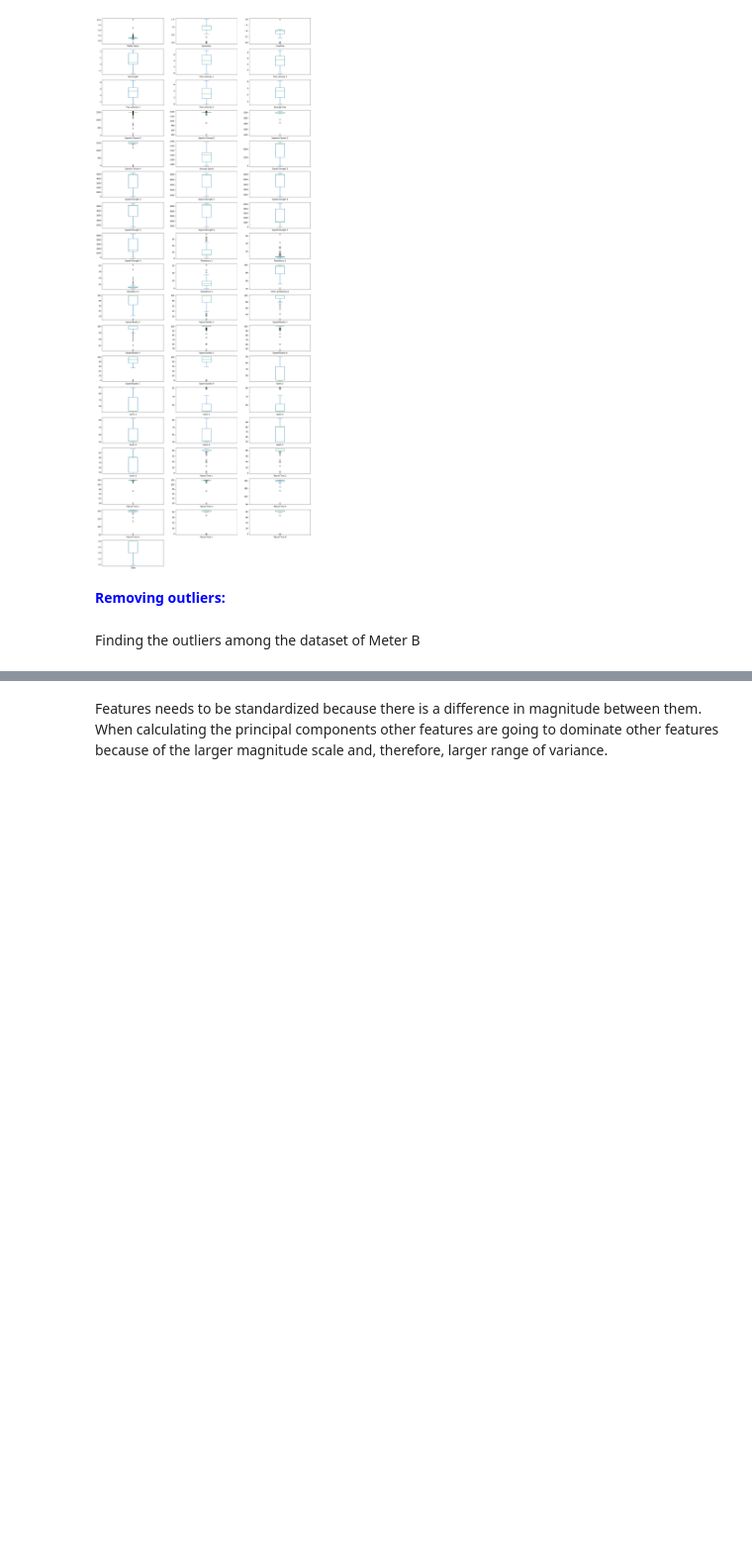
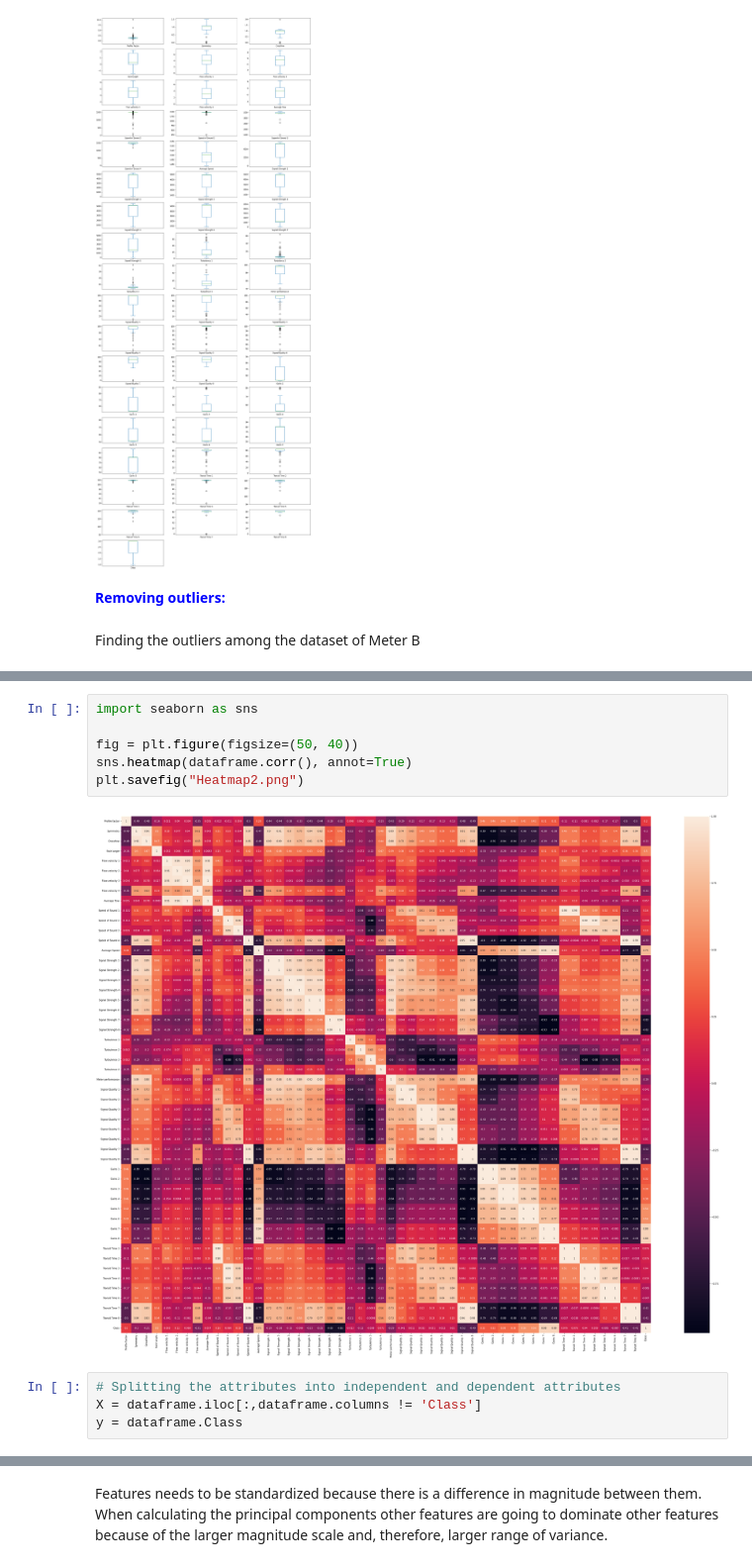
Before and after one commit to boon96/DataAnalytic, a Jupyter notebook: Solutions/testing_meter_b.ipynb, the cells around one changed output, grey strips where cells are left out. Shown at 99% size. Saved outputs shown, nothing was run; the diff lists cells and outputs as text; blank space fills up the shorter version.

```diff
--- a/Solutions/testing_meter_b.ipynb
+++ b/Solutions/testing_meter_b.ipynb
@@ -169,0 +110,12 @@ dataframe.corr()
+# %%
+import seaborn as sns
+
+fig = plt.figure(figsize=(50, 40))
+sns.heatmap(dataframe.corr(), annot=True)
+plt.savefig("Heatmap2.png")
+# %% [output]
+[figure, added]
+# %%
+# Splitting the attributes into independent and dependent attributes
+X = dataframe.iloc[:,dataframe.columns != 'Class']
+y = dataframe.Class
```
Also changed, not shown: parts of 17 cells of this notebook, 4 other files.
